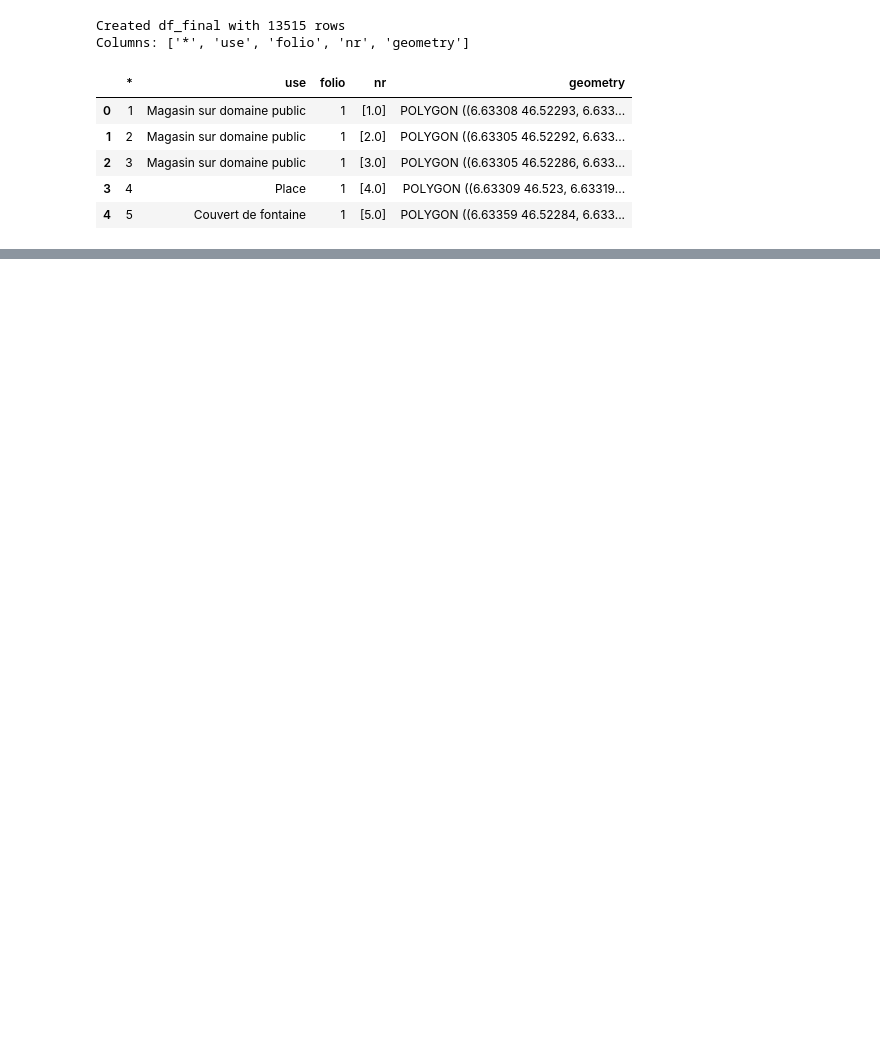
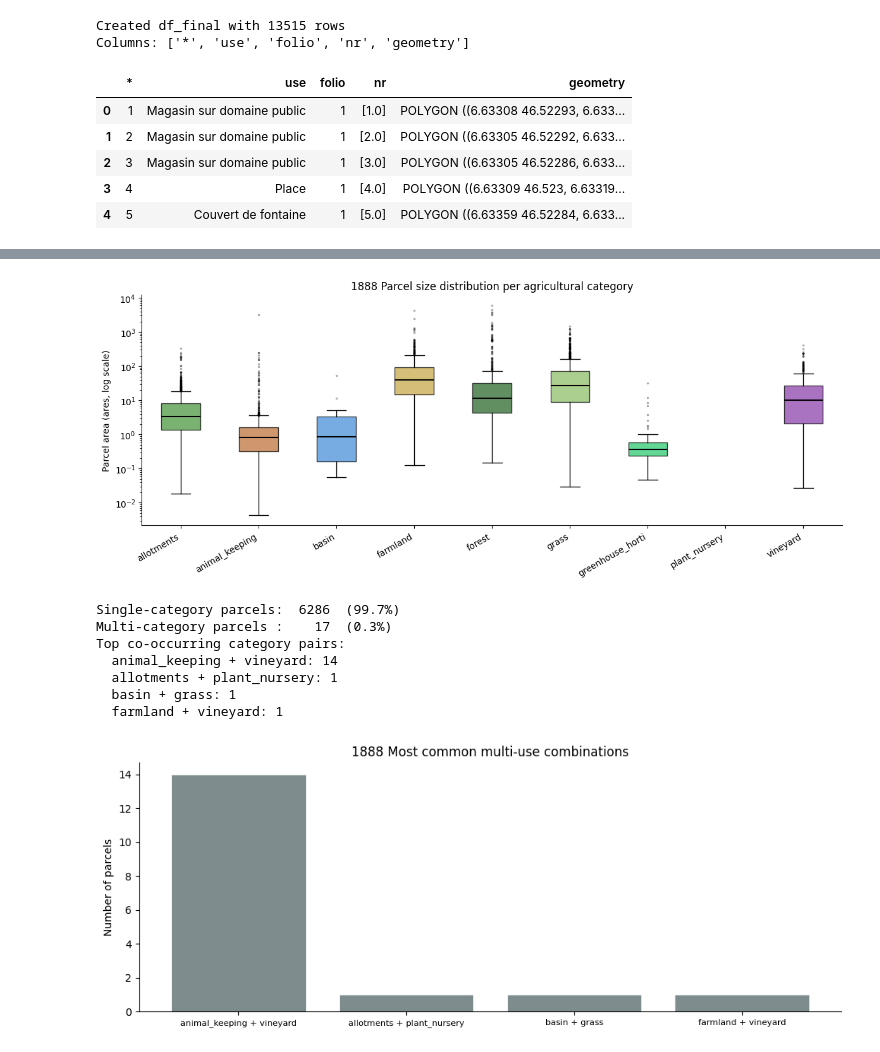
Before and after one commit to akoumavich/SHS, a Jupyter notebook: 1888-cadastre-renove/formatting.ipynb, the cells around one changed output, grey strips where cells are left out. Cells and saved outputs as stored; diff of their text form; code cells hidden in the pictures; blank space fills up the shorter version.

```diff
--- a/1888-cadastre-renove/formatting.ipynb
+++ b/1888-cadastre-renove/formatting.ipynb
@@ -351,0 +304,72 @@ Saved → lausanne-1888-agriculture-harmonized.geojson
+# %%
+# Box plot: parcel size distribution per category
+# Filter out zero-area rows (parcels with unmatched/null polygon geometry)
+exp_valid = exp[exp["area_ares"] > 0]
+cat_order = stats.index.tolist()
+data_by_cat = [exp_valid[exp_valid["category"] == cat]["area_ares"].values for cat in cat_order]
+colors_ordered = [PALETTE.get(c, "#aaaaaa") for c in cat_order]
+
+fig, ax = plt.subplots(figsize=(12, 5))
+bp = ax.boxplot(
+    data_by_cat,
+    vert=True,
+    patch_artist=True,
+    tick_labels=cat_order,
+    showfliers=True,
+    flierprops=dict(marker=".", markersize=3, alpha=0.35, color="grey"),
+    medianprops=dict(color="black", linewidth=1.5),
+    whiskerprops=dict(linewidth=1),
+    capprops=dict(linewidth=1),
+)
+for patch, color in zip(bp["boxes"], colors_ordered):
+    patch.set_facecolor(color)
+    patch.set_alpha(0.75)
+
+ax.set_yscale("log")
+ax.set_ylabel("Parcel area (ares, log scale)")
+ax.set_title("1888 Parcel size distribution per agricultural category")
+plt.xticks(rotation=30, ha="right")
+ax.spines[["top", "right"]].set_visible(False)
+plt.tight_layout()
+plt.savefig("1888_agri_size_distribution.png", dpi=150, bbox_inches="tight")
+plt.show()
+
+# Multi-use parcels and co-occurrence
+from itertools import combinations
+
+multi = gdf_agri[gdf_agri["use"].apply(len) > 1]
+print(f"Single-category parcels: {len(gdf_agri) - len(multi):>5}  ({100*(1-len(multi)/len(gdf_agri)):.1f}%)")
+print(f"Multi-category parcels : {len(multi):>5}  ({100*len(multi)/len(gdf_agri):.1f}%)")
+
+pair_counts = Counter()
+for cats in multi["use"]:
+    for pair in combinations(sorted(cats), 2):
+        pair_counts[pair] += 1
+
+print("Top co-occurring category pairs:")
+top_pairs = pair_counts.most_common(10)
+for (a, b), n in top_pairs:
+    print(f"  {a} + {b}: {n}")
+
+if top_pairs:
+    labels = [f"{a} + {b}" for (a, b), _ in top_pairs]
+    counts = [n for _, n in top_pairs]
+    fig, ax = plt.subplots(figsize=(10, 4))
+    ax.bar(labels, counts, color="#7f8c8d", edgecolor="white", linewidth=0.5)
+    ax.set_ylabel("Number of parcels")
+    ax.set_title("1888 Most common multi-use combinations")
+    ax.spines[["top", "right"]].set_visible(False)
+    plt.xticks(fontsize=8)
+    plt.tight_layout()
+    plt.savefig("1888_agri_cooccurrence.png", dpi=150, bbox_inches="tight")
+    plt.show()
+# %% [output]
+[figure, added]
+Single-category parcels:  6286  (99.7%)
+Multi-category parcels :    17  (0.3%)
+Top co-occurring category pairs:
+  animal_keeping + vineyard: 14
+  allotments + plant_nursery: 1
+  basin + grass: 1
+  farmland + vineyard: 1
+[figure, added]
```
Also changed, not shown: parts of 10 cells of this notebook, 40 other files.
